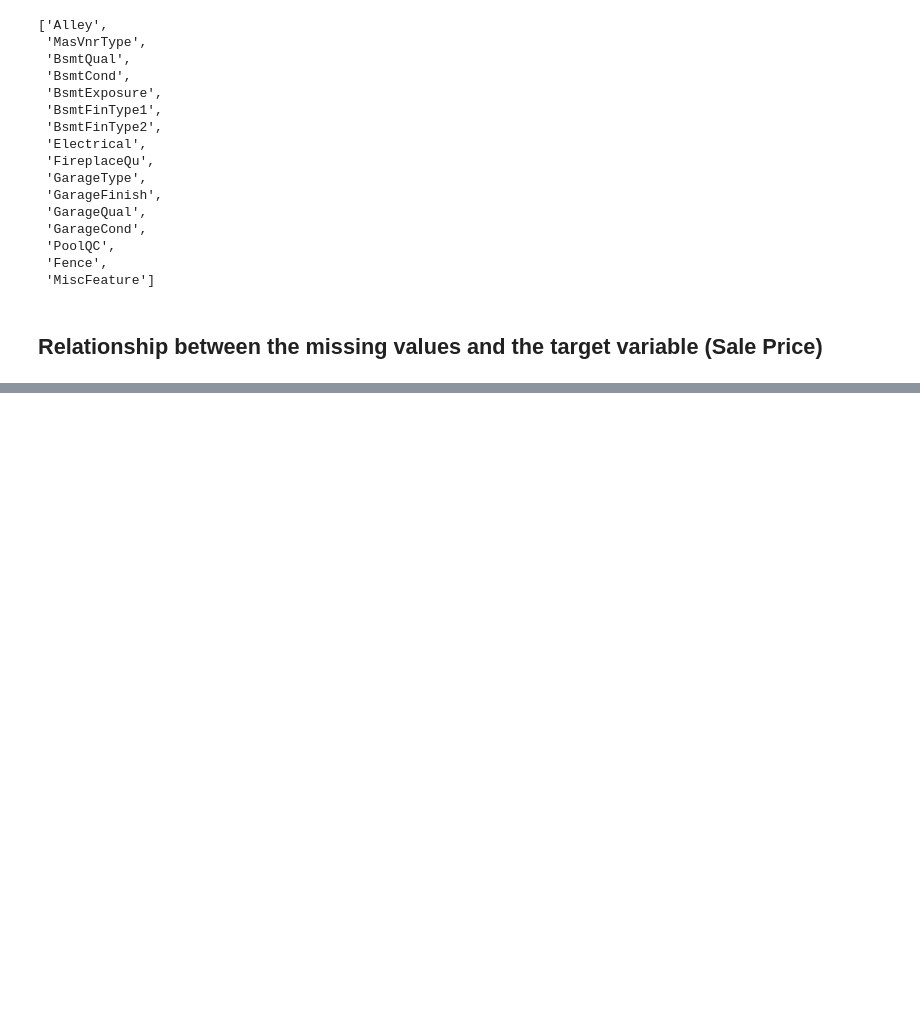
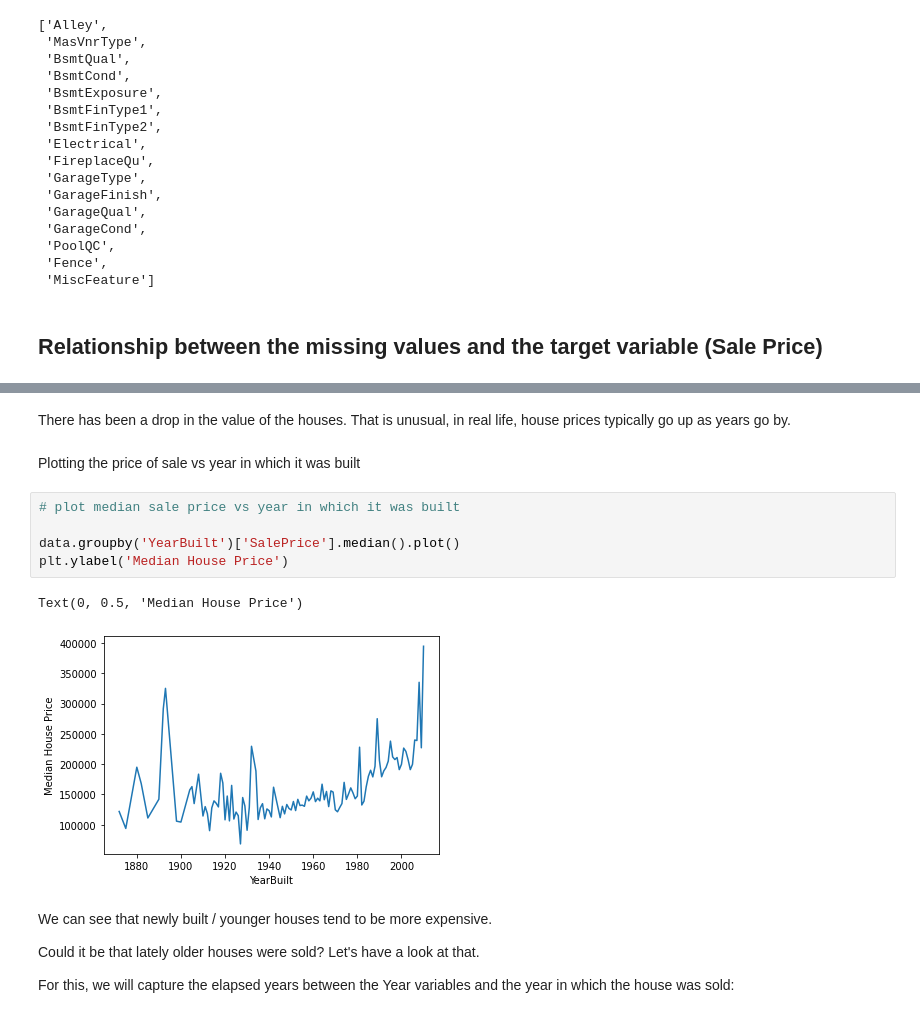
Before and after one commit to jravikumar97/housing_ML_project, a Jupyter notebook: Housing.ipynb, the cells around one changed output, grey strips where cells are left out. Cells and saved outputs as stored; diff of their text form; blank space fills up the shorter version.

```diff
--- a/Housing.ipynb
+++ b/Housing.ipynb
@@ -258,0 +361,18 @@ def analyse_na_value(df, var):
+# %% [markdown]
+There has been a drop in the value of the houses. That is unusual, in real life, house prices typically go up as years go by.
+# %% [markdown]
+Plotting the price of sale vs year in which it was built
+# %%
+# plot median sale price vs year in which it was built
+
+data.groupby('YearBuilt')['SalePrice'].median().plot()
+plt.ylabel('Median House Price')
+# %% [output]
+Text(0, 0.5, 'Median House Price')
+[figure, added]
+# %% [markdown]
+We can see that newly built / younger houses tend to be more expensive.
+
+Could it be that lately older houses were sold? Let's have a look at that.
+
+For this, we will capture the elapsed years between the Year variables and the year in which the house was sold:
```
Also changed, not shown: parts of 22 cells of this notebook.
